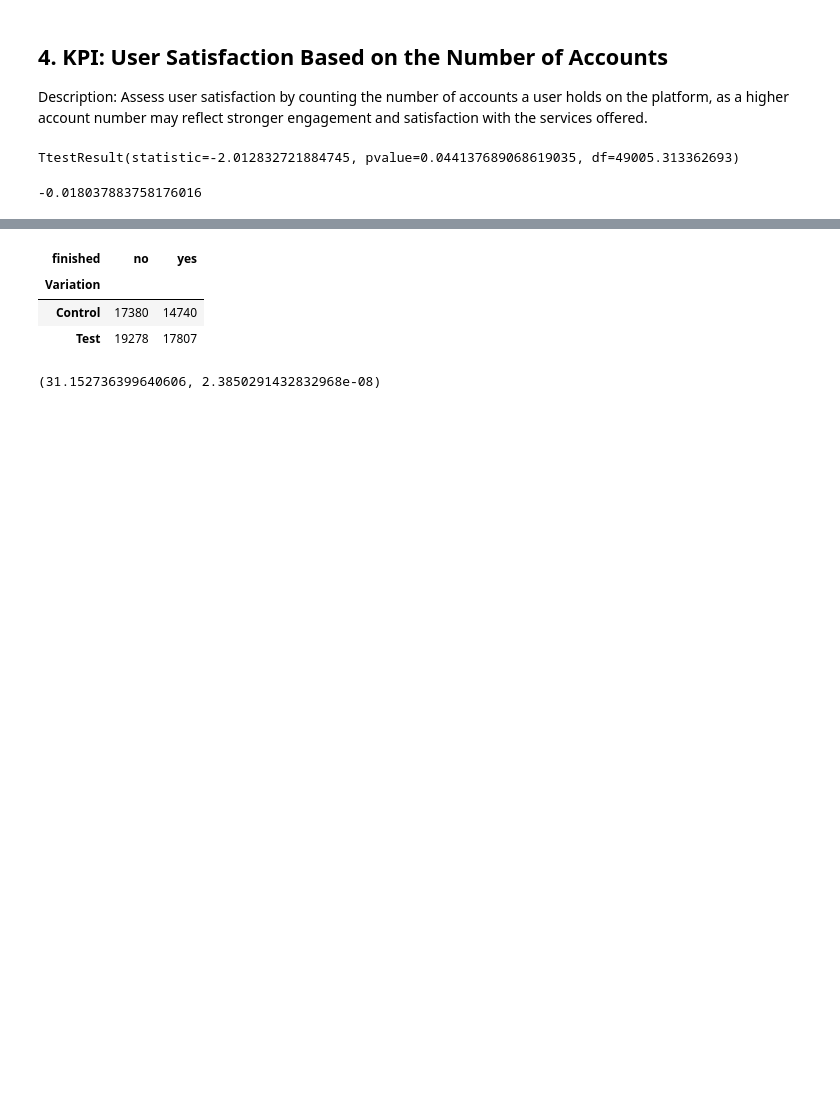
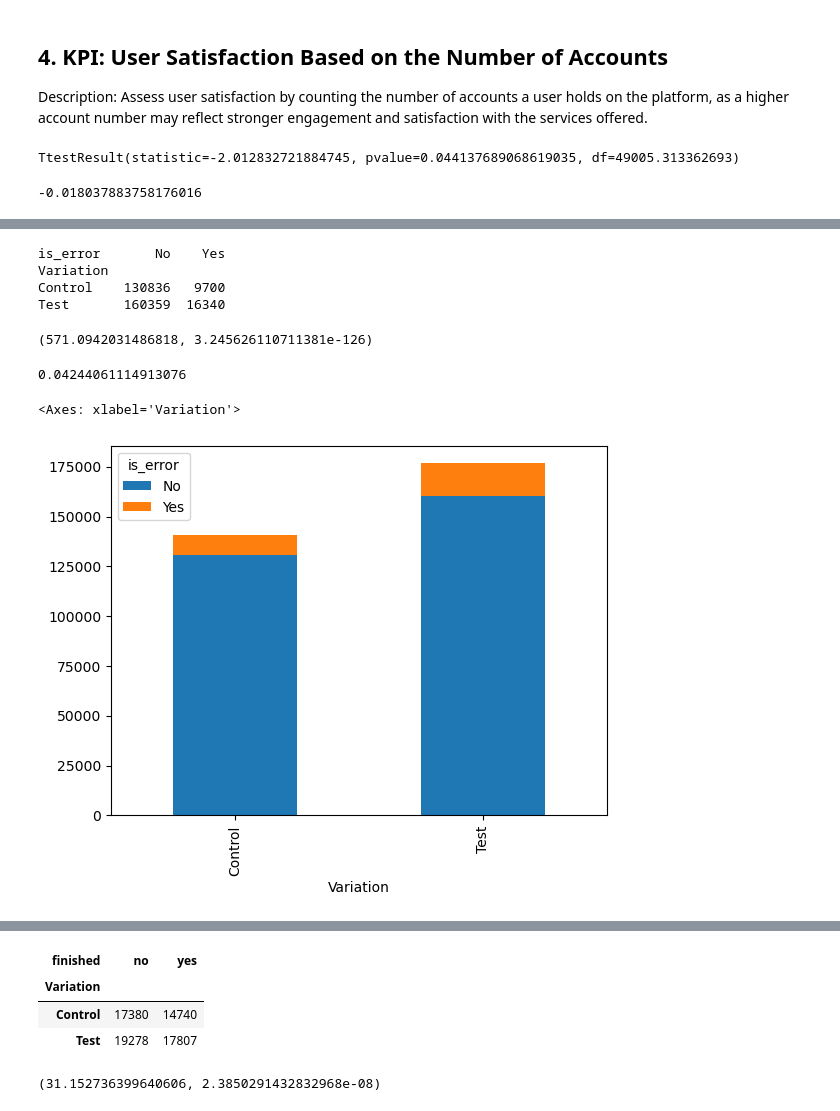
Before and after one commit to BigKawa/LinhSandraNeu, a Jupyter notebook: Datasets.ipynb, the cells around one changed output, grey strips where cells are left out. Cells and saved outputs as stored; diff of their text form; code cells hidden in the pictures; blank space fills up the shorter version.

```diff
--- a/Datasets.ipynb
+++ b/Datasets.ipynb
@@ -346,2 +383,30 @@ df_concat_joined_sorted['is_error'] = df_concat_joined_sorted['process_step_nume
+# %%
+# crosstab
+df_concat_joined_sorted['is_error'] = df_concat_joined_sorted['is_error'].replace({True: 'Yes', False: 'No'})
+crosstab_result = pd.crosstab(df_concat_joined_sorted['Variation'], df_concat_joined_sorted['is_error'])
+print(crosstab_result)
+# %% [output]
+is_error       No    Yes
+Variation
+Control    130836   9700
+Test       160359  16340
+# %%
+# chi2
+from scipy.stats import chi2_contingency
+chi2_statistic, chi2_p_value, _, _ = chi2_contingency(crosstab_result)
+chi2_statistic, chi2_p_value
+# %% [output]
+(571.0942031486818, 3.245626110711381e-126)
+# %%
+# cramer's v
+from scipy.stats.contingency import association
+association(crosstab_result, method="cramer")
+# %% [output]
+0.04244061114913076
+# %%
+crosstab_result.plot(kind="bar", stacked=True)
+# %% [output]
+<Axes: xlabel='Variation'>
+[figure, added]
 # %%
 df_concat_joined_sorted[['client_id', 'date_time', 'process_step', 'previous_step_numeric', 'is_error']]
```
Also changed, not shown: parts of 16 cells of this notebook, 2 other files.
